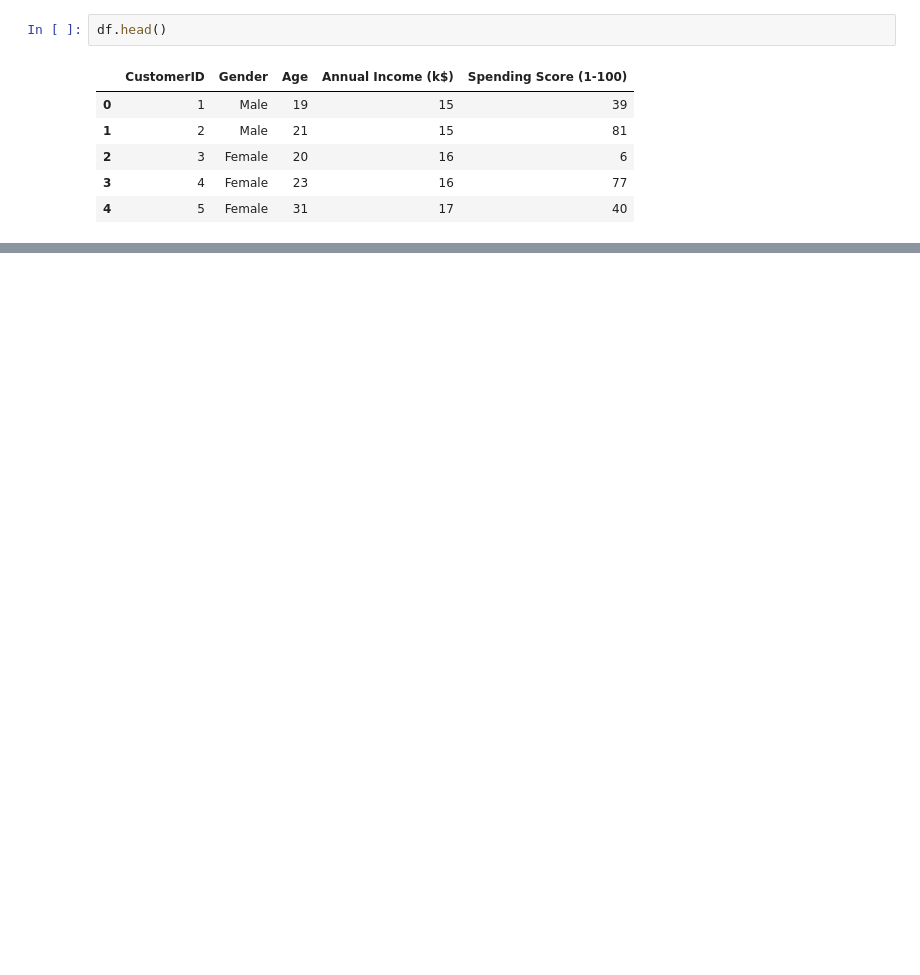
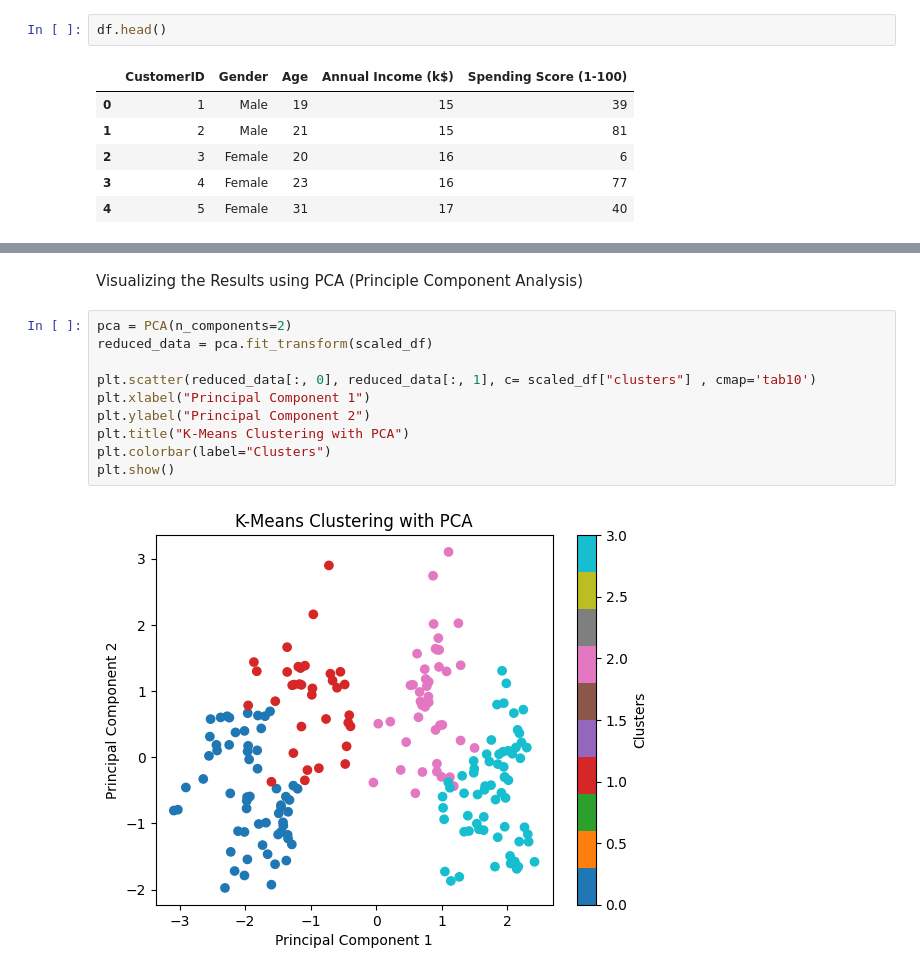
Before and after one commit to shahdAhmed101/PRODIGY_ML_02, a Jupyter notebook: Task 02.ipynb, the cells around one changed output, grey strips where cells are left out. Drawn from its saved outputs; the diff is of its cells as text; blank space fills up the shorter version.

```diff
--- a/Task 02.ipynb
+++ b/Task 02.ipynb
@@ -13,0 +176,14 @@ df.head()
+# %% [markdown]
+Visualizing the Results using PCA (Principle Component Analysis)
+# %%
+pca = PCA(n_components=2)
+reduced_data = pca.fit_transform(scaled_df)
+
+plt.scatter(reduced_data[:, 0], reduced_data[:, 1], c= scaled_df["clusters"] , cmap='tab10')
+plt.xlabel("Principal Component 1")
+plt.ylabel("Principal Component 2")
+plt.title("K-Means Clustering with PCA")
+plt.colorbar(label="Clusters")
+plt.show()
+# %% [output]
+[figure, added]
```
Also changed, not shown: parts of 28 cells of this notebook.
